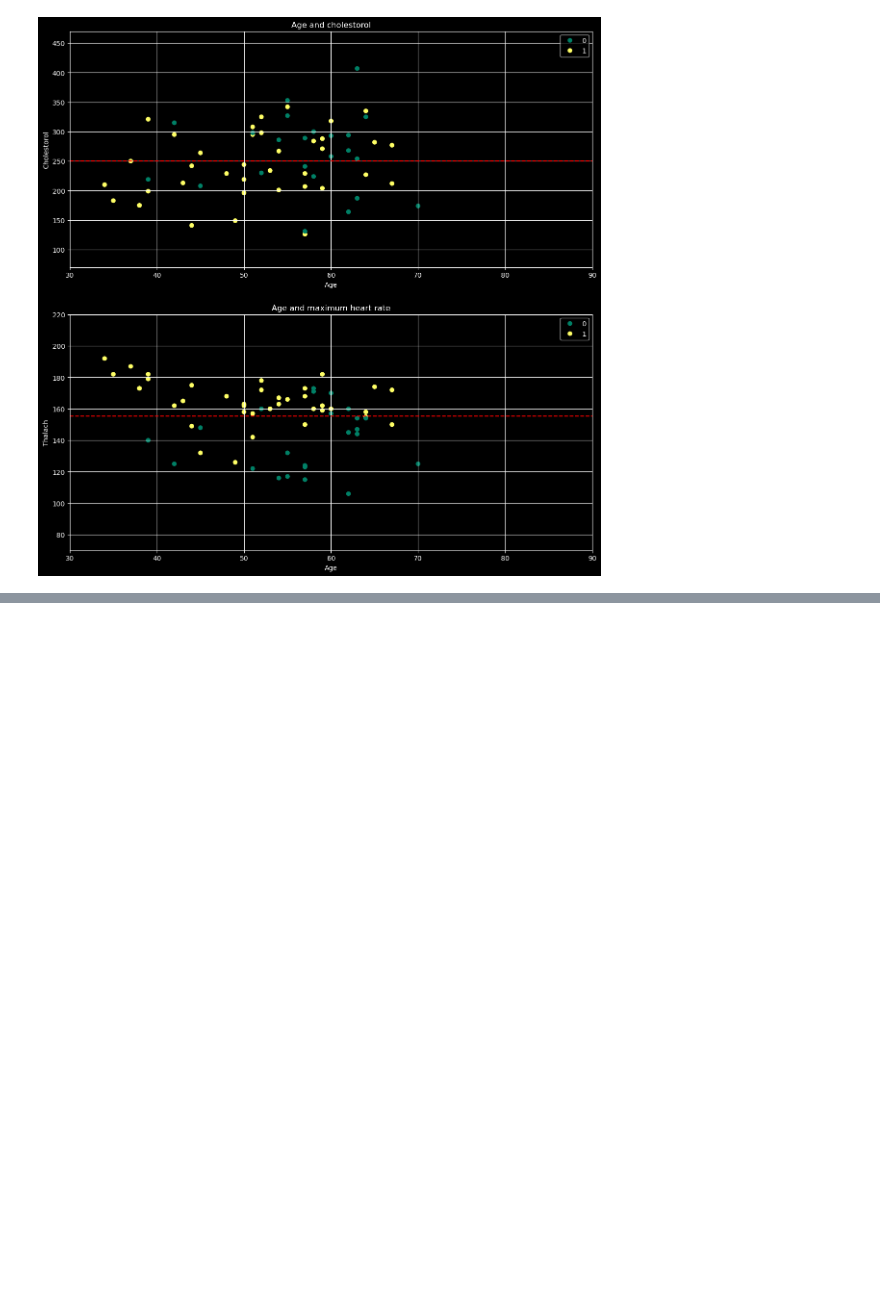
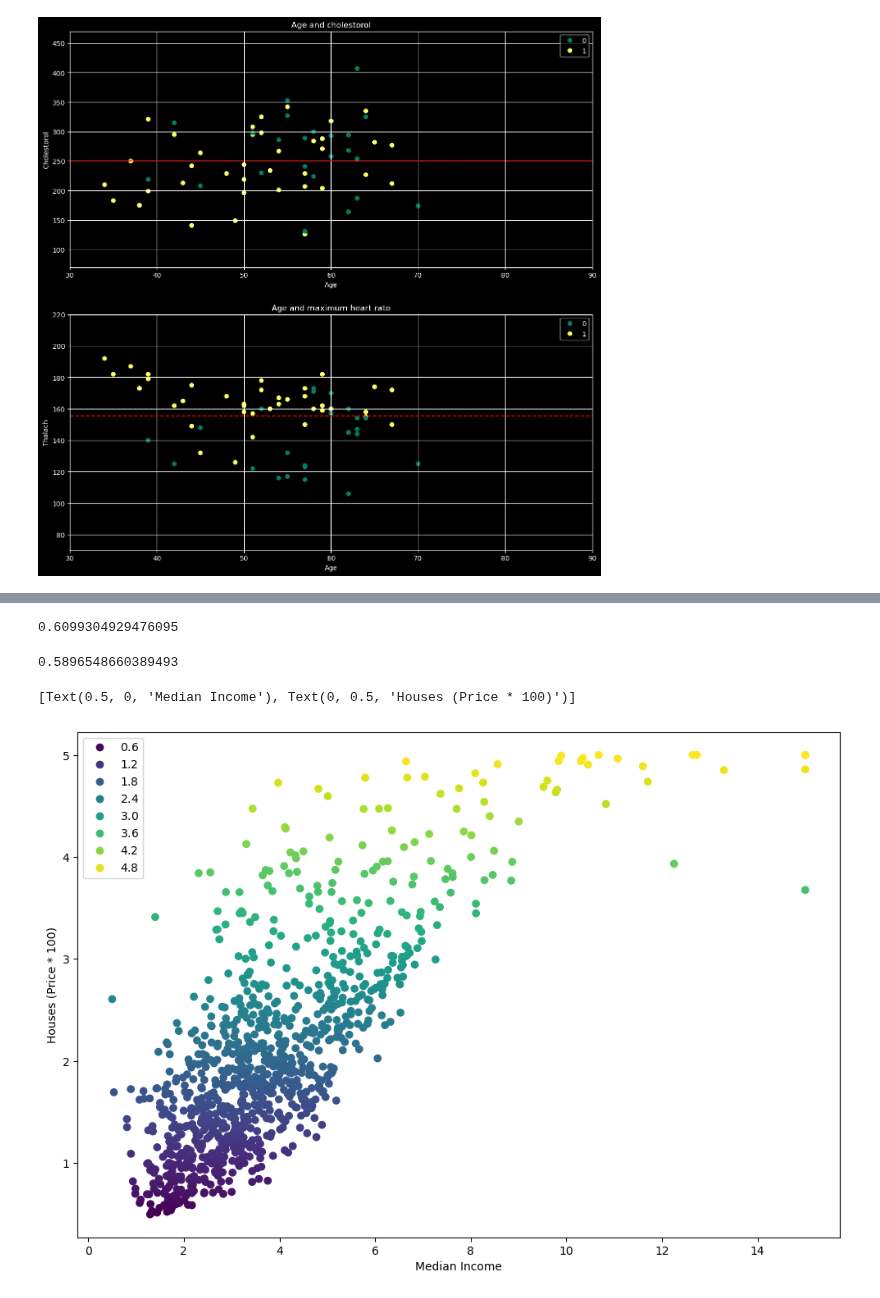
Before and after one commit to msnkr/python_projects, a Jupyter notebook: ML/research.ipynb, the cells around one changed output, grey strips where cells are left out. Drawn from its saved outputs; the diff is of its cells as text; code cells hidden in the pictures; blank space fills up the shorter version.

```diff
--- a/ML/research.ipynb
+++ b/ML/research.ipynb
@@ -99,0 +109,5 @@ ax2.axhline(new_df["thalach"].mean(), linestyle="--", c="red");
+# %%
+cali_fetch = fetch_california_housing()
+df = pd.DataFrame(cali_fetch["data"], columns=cali_fetch["feature_names"])
+df["target"] = pd.Series(cali_fetch["target"])
+df.head()
@@ -99,0 +152,17 @@ ax2.axhline(new_df["thalach"].mean(), linestyle="--", c="red");
+# %%
+ml_clf = MLPRegressor(max_iter=1000).fit(X_train, y_train)
+ml_clf.score(X_train, y_train)
+# %% [output]
+0.6099304929476095
+# %%
+ml_clf.score(X_test, y_test)
+# %% [output]
+0.5896548660389493
+# %%
+_, ax = plt.subplots(figsize=(12, 8));
+ax_scatter = ax.scatter(df["MedInc"], df["target"], c=df["target"])
+ax.legend(*ax_scatter.legend_elements())
+ax.set(xlabel="Median Income", ylabel="Houses (Price * 100)");
+# %% [output]
+[Text(0.5, 0, 'Median Income'), Text(0, 0.5, 'Houses (Price * 100)')]
+[figure, added]
```
Also changed, not shown: parts of 10 cells of this notebook.
